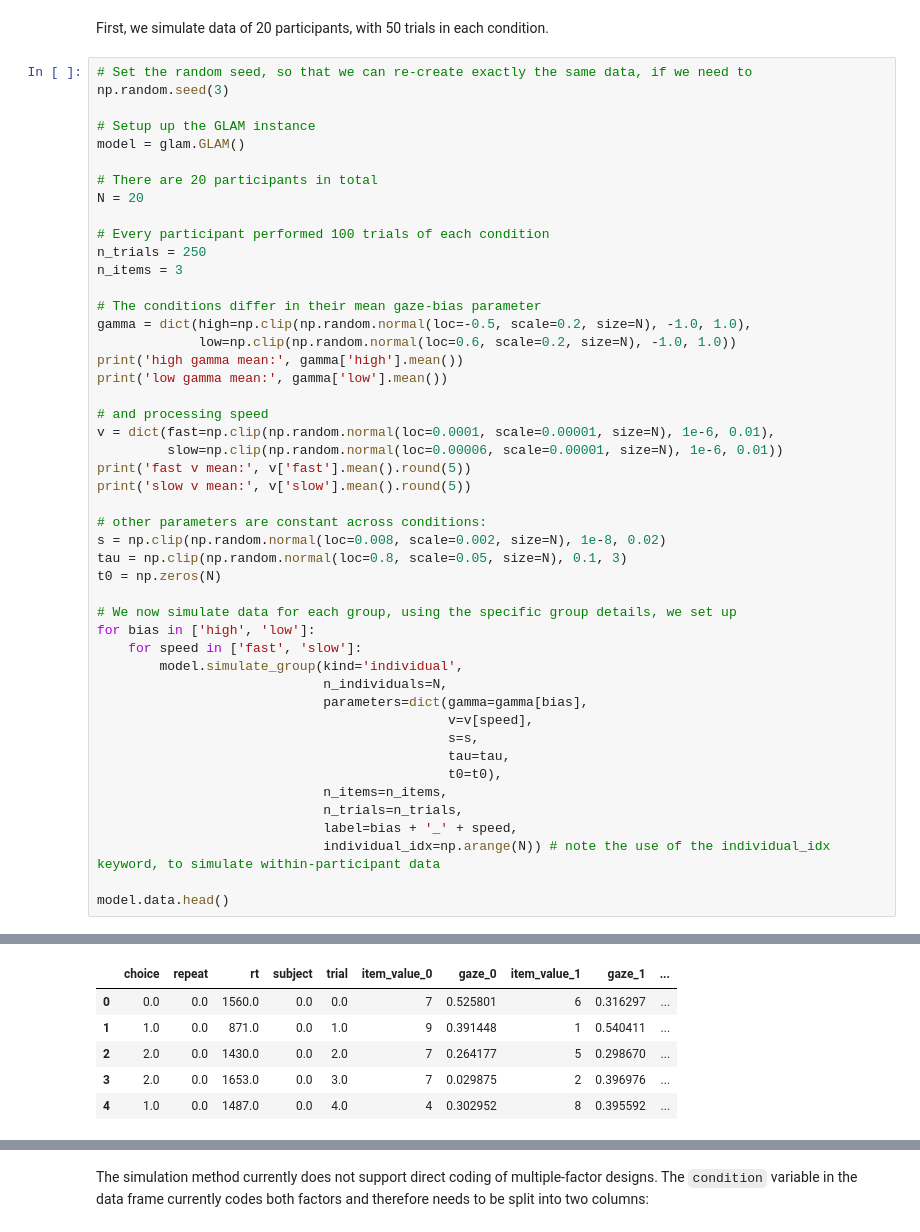
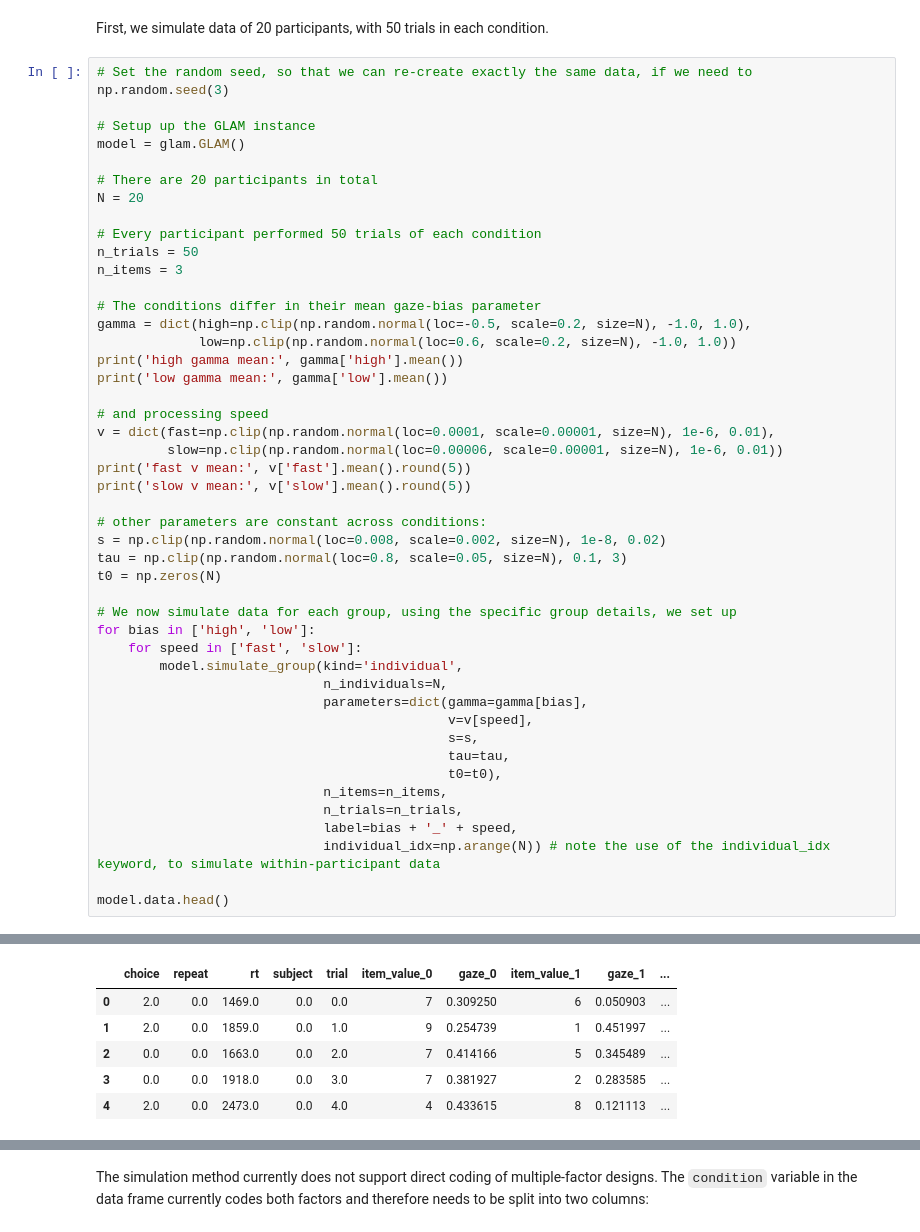
Before and after one commit to glamlab/glambox, a Jupyter notebook: Test_Case_2_Within_subject_design.ipynb, the cells around one changed output, grey strips where cells are left out. Drawn from its saved outputs; the diff is of its cells as text.

```diff
--- a/Test_Case_2_Within_subject_design.ipynb
+++ b/Test_Case_2_Within_subject_design.ipynb
@@ -37,8 +34,8 @@ model = glam.GLAM()
 # There are 20 participants in total
 N = 20
 
-# Every participant performed 100 trials of each condition
-n_trials = 250
+# Every participant performed 50 trials of each condition
+n_trials = 50
 n_items = 3
 
 # The conditions differ in their mean gaze-bias parameter
@@ -80,11 +77,11 @@ low gamma mean: 0.547334278714
 fast v mean: 0.0001
 slow v mean: 6e-05
 |  | choice | repeat | rt | subject | trial | item_value_0 | gaze_0 | item_value_1 | gaze_1 | ... |
-| 0 | 0.0 | 0.0 | 1560.0 | 0.0 | 0.0 | 7 | 0.525801 | 6 | 0.316297 | ... |
-| 1 | 1.0 | 0.0 | 871.0 | 0.0 | 1.0 | 9 | 0.391448 | 1 | 0.540411 | ... |
-| 2 | 2.0 | 0.0 | 1430.0 | 0.0 | 2.0 | 7 | 0.264177 | 5 | 0.298670 | ... |
-| 3 | 2.0 | 0.0 | 1653.0 | 0.0 | 3.0 | 7 | 0.029875 | 2 | 0.396976 | ... |
-| 4 | 1.0 | 0.0 | 1487.0 | 0.0 | 4.0 | 4 | 0.302952 | 8 | 0.395592 | ... |
+| 0 | 2.0 | 0.0 | 1469.0 | 0.0 | 0.0 | 7 | 0.309250 | 6 | 0.050903 | ... |
+| 1 | 2.0 | 0.0 | 1859.0 | 0.0 | 1.0 | 9 | 0.254739 | 1 | 0.451997 | ... |
+| 2 | 0.0 | 0.0 | 1663.0 | 0.0 | 2.0 | 7 | 0.414166 | 5 | 0.345489 | ... |
+| 3 | 0.0 | 0.0 | 1918.0 | 0.0 | 3.0 | 7 | 0.381927 | 2 | 0.283585 | ... |
+| 4 | 2.0 | 0.0 | 2473.0 | 0.0 | 4.0 | 4 | 0.433615 | 8 | 0.121113 | ... |
 # %%
 plt.hist(v['fast'])
 plt.hist(v['slow'])
```
Also changed, not shown: parts of 19 cells of this notebook.
